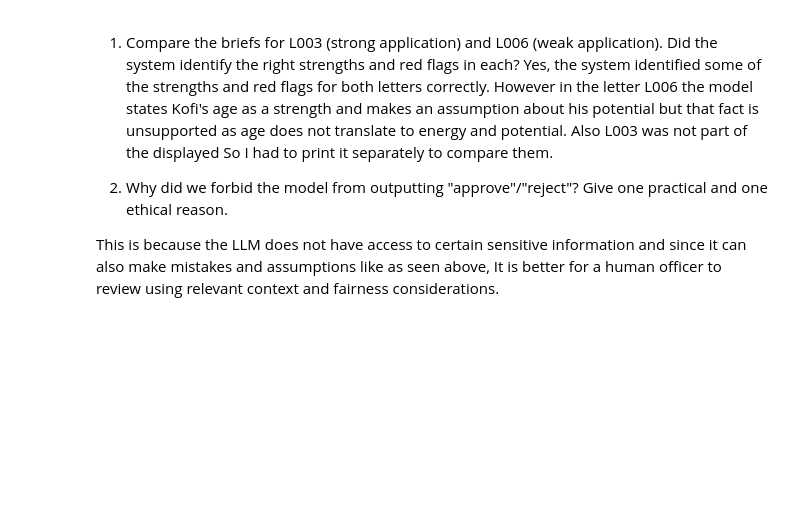
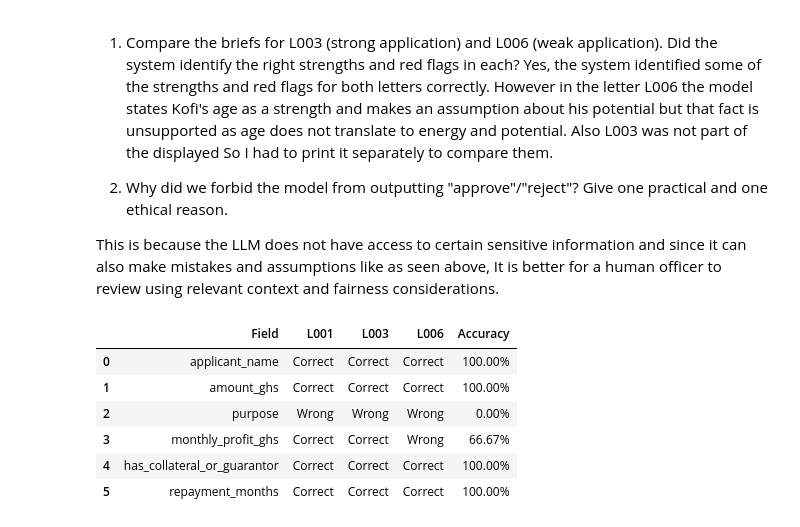
Before and after one commit to itz-Amy/lab-4-llm-decision-support, a Jupyter notebook: llm_decision_support_lab_4.ipynb, the cells around one changed output. Cells and saved outputs as stored; diff of their text form; code cells hidden in the pictures; blank space fills up the shorter version.

```diff
--- a/llm_decision_support_lab_4.ipynb
+++ b/llm_decision_support_lab_4.ipynb
@@ -417,3 +509,52 @@ Also L003 was not part of the displayed  So I had to print it separately to comp
 2. Why did we forbid the model from outputting "approve"/"reject"? Give one practical and one ethical reason.
 
 This is because the LLM does not have access to certain sensitive information and since it can also make mistakes and assumptions like as seen above, It is better for a human officer to review using relevant context and fairness considerations.
+# %%
+fields = list(GOLD["L001"].keys())
+letters_to_evaluate = ["L001", "L003", "L006"]
+
+table_data = []
+
+for field in fields:
+    row = [field]
+    correct_count = 0
+
+    for letter_id in letters_to_evaluate:
+        gold_value = GOLD[letter_id][field]
+        gold_name = GOLD[letter_id]["applicant_name"]
+
+        extracted_row = df_extracted[
+            df_extracted["applicant_name"].str.lower() == gold_name.lower()
+        ].iloc[0]
+
+        extracted_value = extracted_row[field]
+
+        if field == "applicant_name":
+            correct = gold_value.lower() == str(extracted_value).lower()
+        else:
+            correct = gold_value == extracted_value
+
+        row.append("Correct" if correct else "Wrong")
+
+        if correct:
+            correct_count += 1
+
+    accuracy = correct_count / len(letters_to_evaluate) * 100
+    row.append(f"{accuracy:.2f}%")
+
+    table_data.append(row)
+
+accuracy_df = pd.DataFrame(
+    table_data,
+    columns=["Field", "L001", "L003", "L006", "Accuracy"]
+)
+
+display(accuracy_df)
+# %% [output]
+|  | Field | L001 | L003 | L006 | Accuracy |
+| 0 | applicant_name | Correct | Correct | Correct | 100.00% |
+| 1 | amount_ghs | Correct | Correct | Correct | 100.00% |
+| 2 | purpose | Wrong | Wrong | Wrong | 0.00% |
+| 3 | monthly_profit_ghs | Correct | Correct | Wrong | 66.67% |
+| 4 | has_collateral_or_guarantor | Correct | Correct | Correct | 100.00% |
+| 5 | repayment_months | Correct | Correct | Correct | 100.00% |
```
Also changed, not shown: parts of 12 cells of this notebook.
